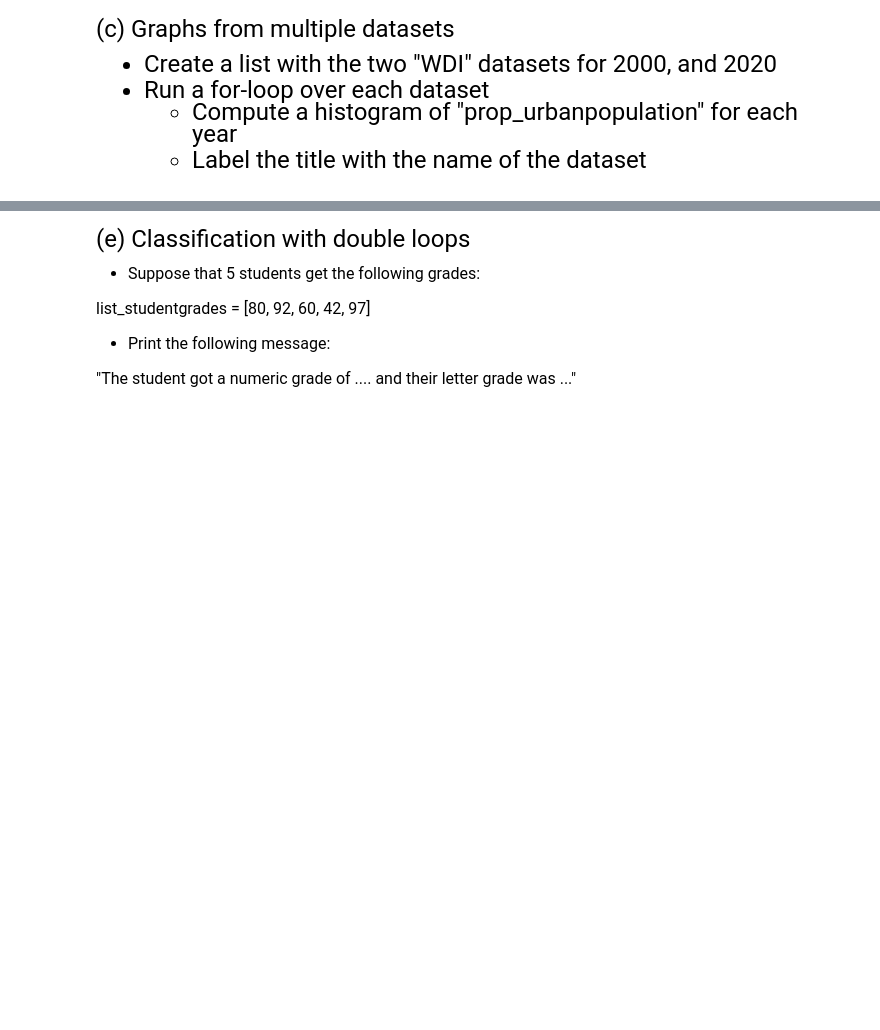
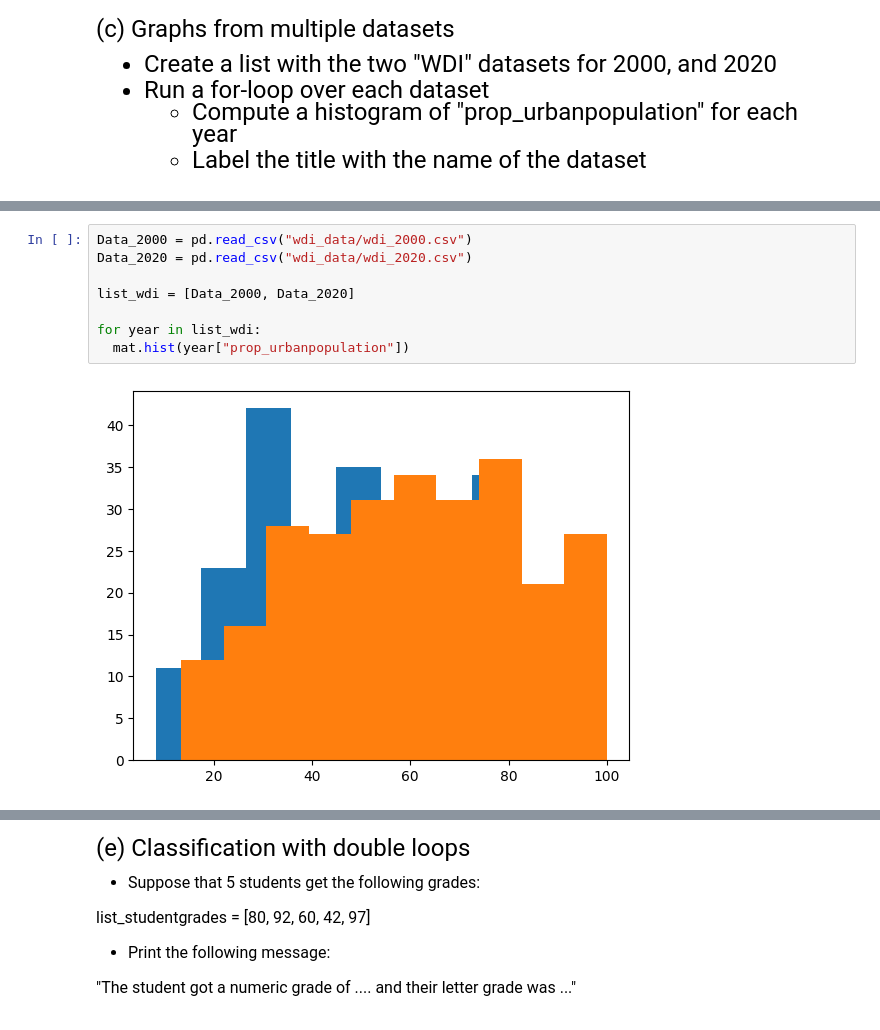
Before and after one commit to turnergoetsch/qtm151spring2023, a Jupyter notebook: Assignment 4/Assignment 4.ipynb, the cells around one changed output, grey strips where cells are left out. Cells and saved outputs as stored; diff of their text form; blank space fills up the shorter version.

```diff
--- a/Assignment 4/Assignment 4.ipynb
+++ b/Assignment 4/Assignment 4.ipynb
@@ -65,3 +112,13 @@ Hint: Use the "append" function.
+# %%
+Data_2000 = pd.read_csv("wdi_data/wdi_2000.csv")
+Data_2020 = pd.read_csv("wdi_data/wdi_2020.csv")
+
+list_wdi = [Data_2000, Data_2020]
+
+for year in list_wdi:
+  mat.hist(year["prop_urbanpopulation"])
+# %% [output]
+[figure, added]
 # %% [markdown]
 <font size = "5">
 
```
Also changed, not shown: parts of 7 cells of this notebook, 5 other files.
